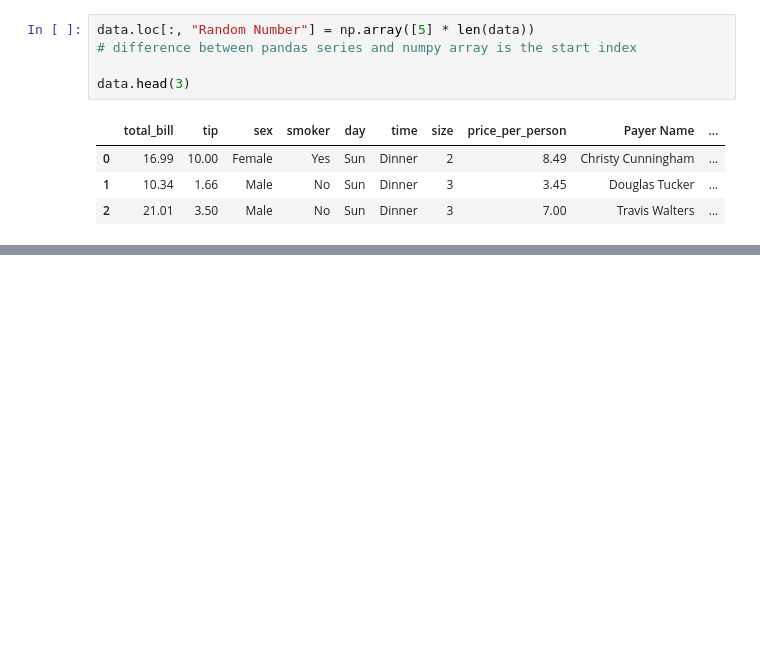
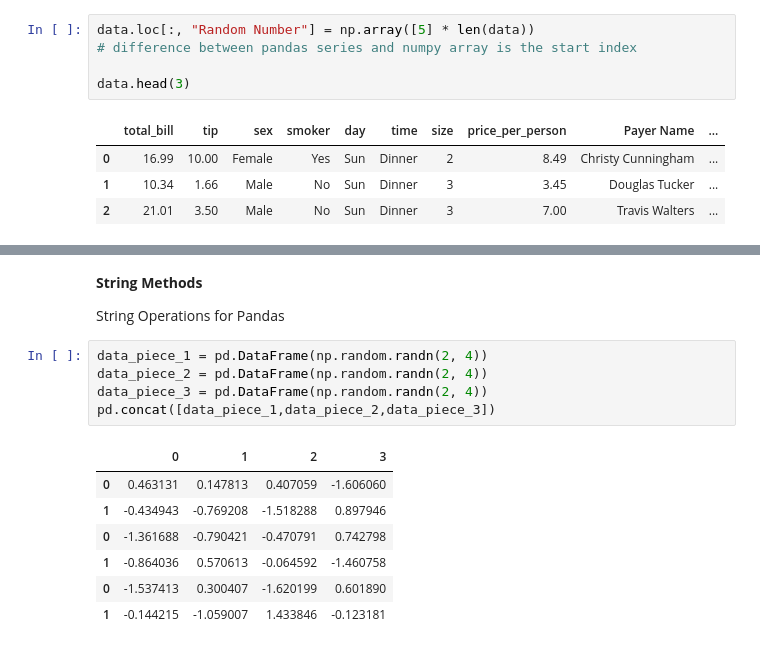
Before and after one commit to BradJKim/Data-Visualization, a Jupyter notebook: data.ipynb, the cells around one changed output, grey strips where cells are left out. Cells and saved outputs as stored; diff of their text form; blank space fills up the shorter version.

```diff
--- a/data.ipynb
+++ b/data.ipynb
@@ -440,0 +511,19 @@ data.head(3)
+# %% [markdown]
+**String Methods**
+
+<span style="font-size:14px;">
+    String Operations for Pandas<br>
+</span>
+# %%
+data_piece_1 = pd.DataFrame(np.random.randn(2, 4))
+data_piece_2 = pd.DataFrame(np.random.randn(2, 4))
+data_piece_3 = pd.DataFrame(np.random.randn(2, 4))
+pd.concat([data_piece_1,data_piece_2,data_piece_3])
+# %% [output]
+|  | 0 | 1 | 2 | 3 |
+| 0 | 0.463131 | 0.147813 | 0.407059 | -1.606060 |
+| 1 | -0.434943 | -0.769208 | -1.518288 | 0.897946 |
+| 0 | -1.361688 | -0.790421 | -0.470791 | 0.742798 |
+| 1 | -0.864036 | 0.570613 | -0.064592 | -1.460758 |
+| 0 | -1.537413 | 0.300407 | -1.620199 | 0.601890 |
+| 1 | -0.144215 | -1.059007 | 1.433846 | -0.123181 |
```
Also changed, not shown: parts of 16 cells of this notebook.
